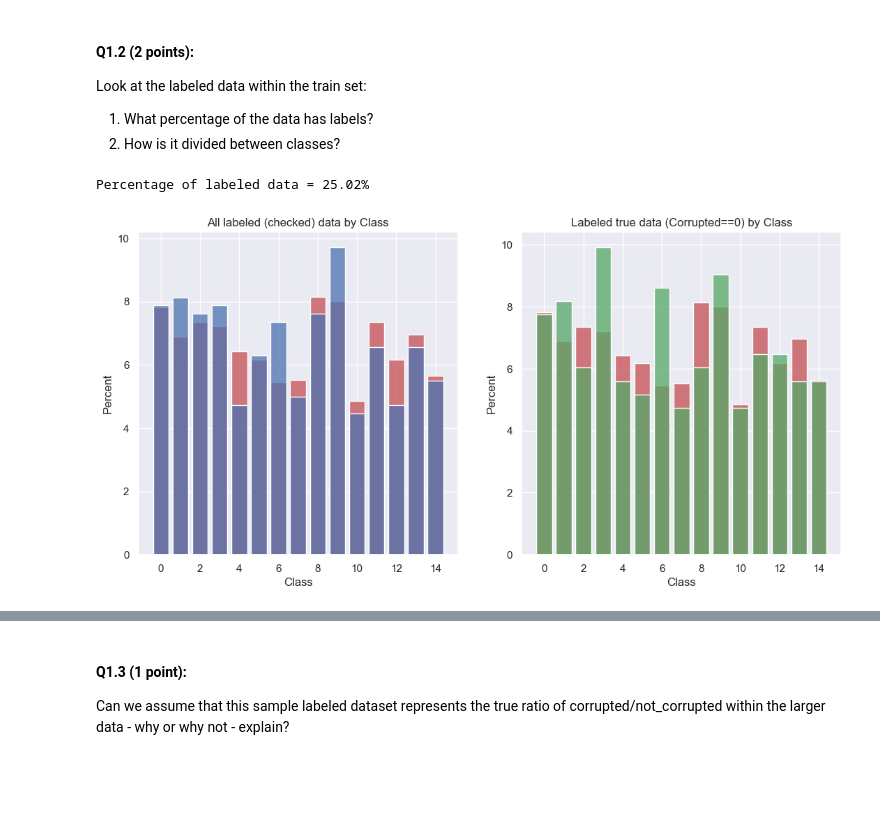
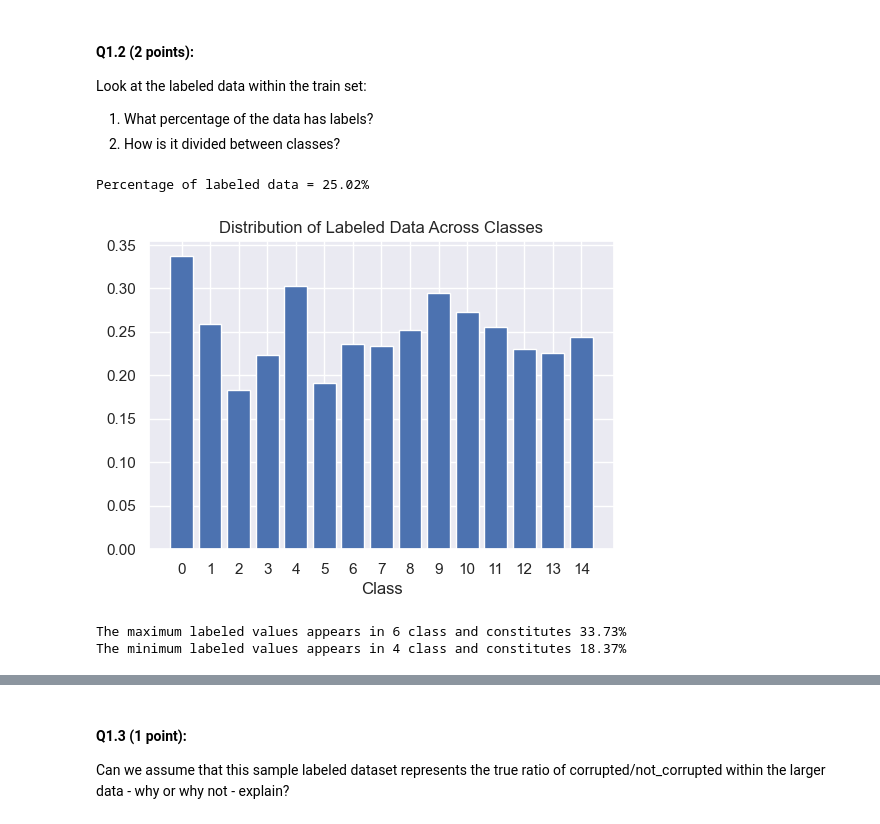
Before and after one commit to anidima/ydata_ml_ul, a Jupyter notebook: UL_HW4_Anomaly_detection.ipynb, the cells around one changed output, grey strips where cells are left out. Cells and saved outputs as stored; diff of their text form; code cells hidden in the pictures; blank space fills up the shorter version.

```diff
--- a/UL_HW4_Anomaly_detection.ipynb
+++ b/UL_HW4_Anomaly_detection.ipynb
@@ -149,31 +152,34 @@ plt.show()
 Look at the labeled data within the train set:
 1. What percentage of the data has labels?
 2. How is it divided between classes?
-# %%
-### Insert Code Here
-labeled_train_data = train_data.dropna()
-perc_labels = len(labeled_train_data)/len(train_data)
-print('Percentage of labeled data = {:.2%} \n'.format(perc_labels))
-#sns.histplot(data=train_data['Class'], stat='percent', bins=15, discrete=True, shrink=.8)
-#sns.histplot(data=test_data['Class'], stat='percent', bins=15, discrete=True, shrink=.8)
-
-fig, (ax1, ax2) = plt.subplots(1, 2, figsize=(13, 6))
-
-plt.subplot(1, 2, 1)
-sns.histplot(data=train_data['Class'], stat='percent', bins=15, discrete=True, shrink=.8,color='r')
-sns.histplot(data=labeled_train_data['Class'], stat='percent', bins=15, discrete=True, shrink=.8)
-ax1.set_title('All labeled (checked) data by Class')
-
-
-plt.subplot(1, 2, 2)
-sns.histplot(data=train_data['Class'], stat='percent', bins=15, discrete=True, shrink=.8,color='r')
-sns.histplot(data=labeled_train_data[labeled_train_data['Corrupted']==0]['Class'], stat='percent', bins=15, discrete=True, shrink=.8, color='g')
-ax2.set_title('Labeled true data (Corrupted==0) by Class')
-
-plt.show()
-# %% [output]
-Percentage of labeled data = 25.02%
-[figure, removed]
+# %%
+### Insert Code Here
+labeled_train_data = train_data.dropna()
+perc_labels = len(labeled_train_data)/len(train_data)
+print('Percentage of labeled data = {:.2%} \n'.format(perc_labels))
+#sns.histplot(data=train_data['Class'], stat='percent', bins=15, discrete=True, shrink=.8)
+#sns.histplot(data=test_data['Class'], stat='percent', bins=15, discrete=True, shrink=.8)
+
+
+# How it divided between classes?
+lb_class = train_data[~train_data['Corrupted'].isna()].groupby('Class')['Class'].count() / train_data.groupby('Class')['Class'].count()
+
+plt.figure(figsize=(6,4))
+
+plt.bar(train_data['Class'].unique(), lb_class)
+
+plt.xticks(train_data['Class'].unique())
+plt.xlabel('Class')
+plt.title("Distribution of Labeled Data Across Classes")
+plt.show()
+
+print(f'The maximum labeled values appears in {np.argmax(lb_class)} class and constitutes {lb_class.max():.2%}')
+print(f'The minimum labeled values appears in {np.argmin(lb_class)} class and constitutes {lb_class.min():.2%}')
+# %% [output]
+Percentage of labeled data = 25.02%
+[figure, added]
+The maximum labeled values appears in 6 class and constitutes 33.73%
+The minimum labeled values appears in 4 class and constitutes 18.37%
 # %%
 cor_labeled_train_data = labeled_train_data.groupby(['Class', 'Corrupted']).size().reset_index(name='Count')
 cor_labeled_train_data['Class'] = cor_labeled_train_data['Class'].astype(str)
```
Also changed, not shown: parts of 59 cells of this notebook.
